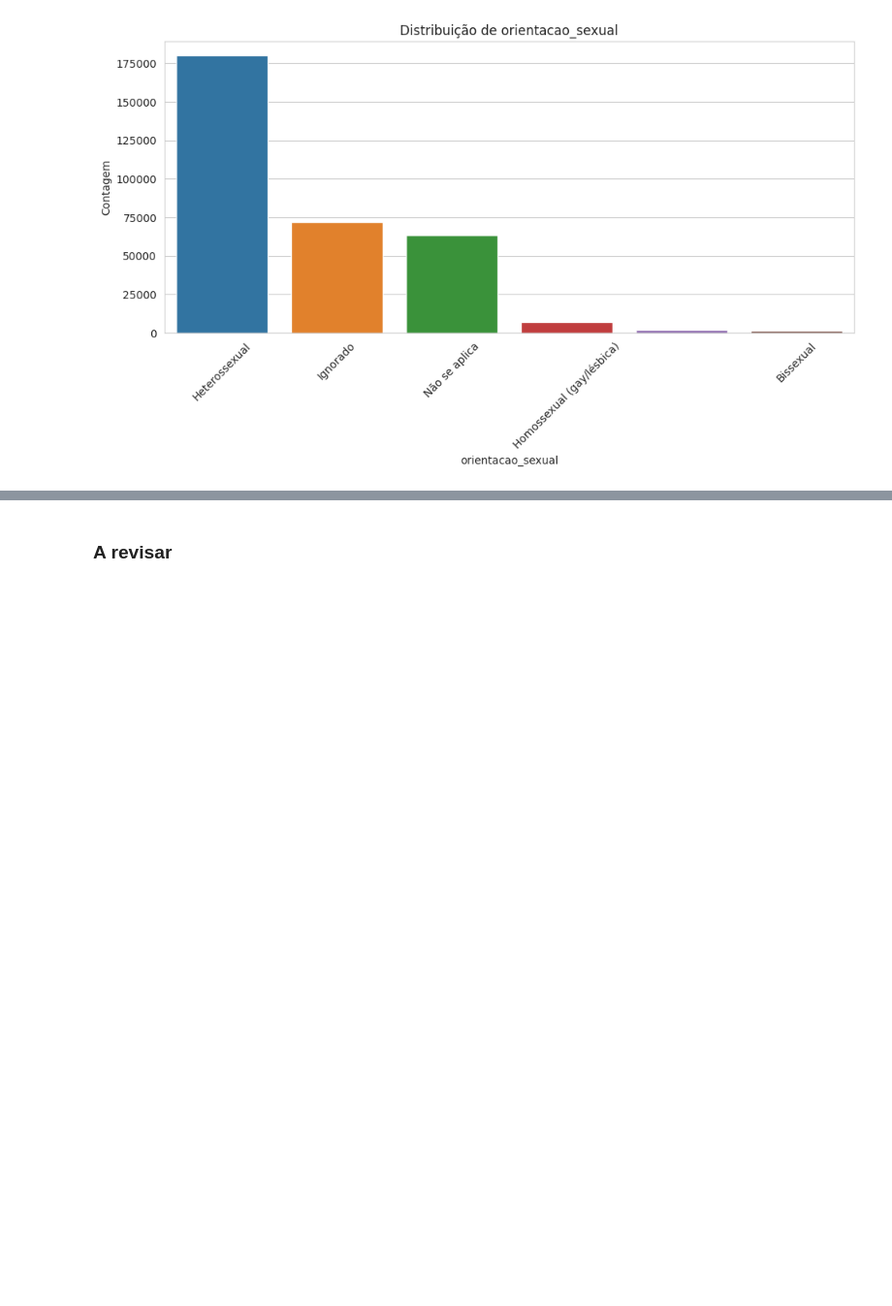
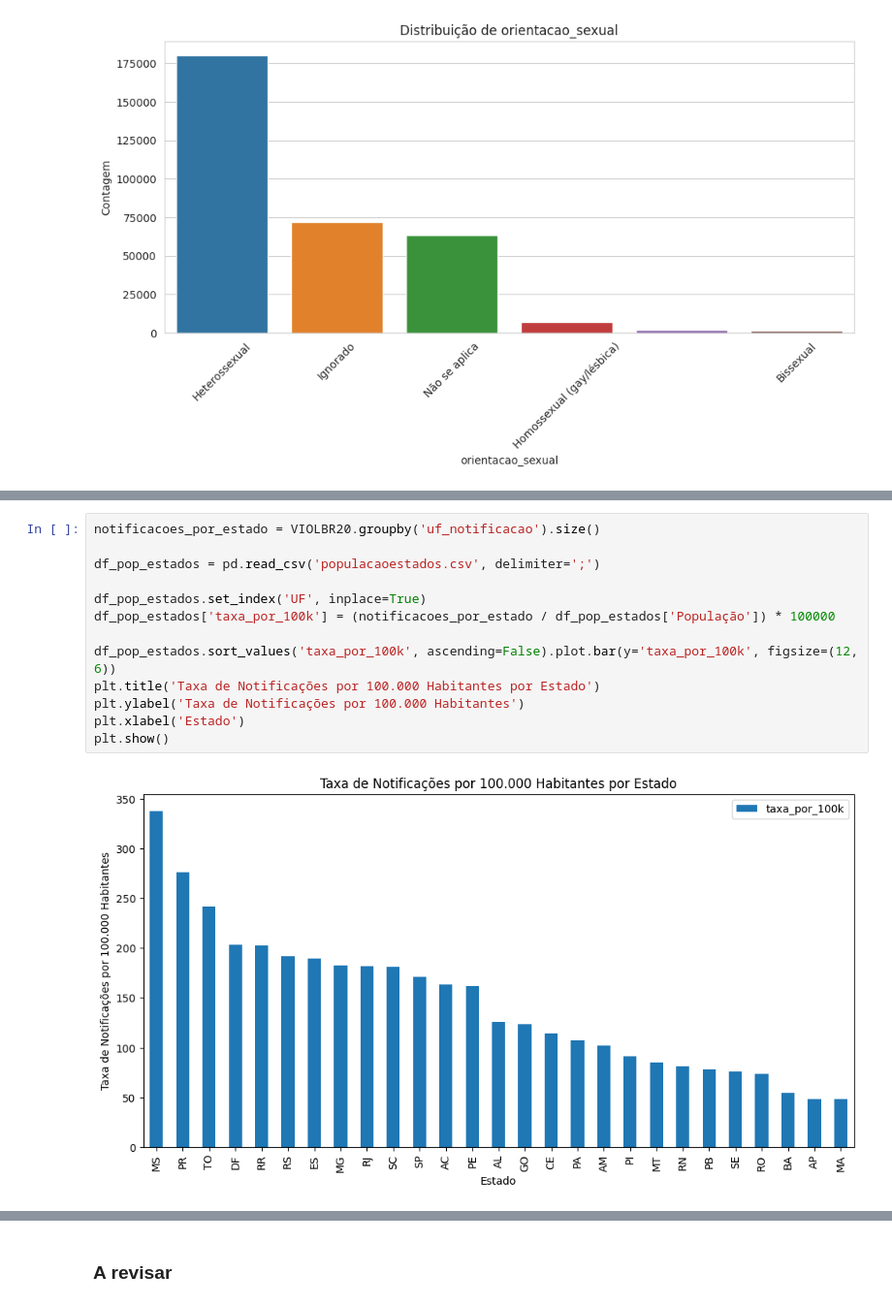
Before and after one commit to kvgs/SINAN, a Jupyter notebook: viol20_sinan.ipynb, the cells around one changed output, grey strips where cells are left out. Shown at 97% size. Saved outputs shown, nothing was run; the diff lists cells and outputs as text; blank space fills up the shorter version.

```diff
--- a/viol20_sinan.ipynb
+++ b/viol20_sinan.ipynb
@@ -782 +805,16 @@ for coluna in colunas_visuais:
+# %%
+notificacoes_por_estado = VIOLBR20.groupby('uf_notificacao').size()
+
+df_pop_estados = pd.read_csv('populacaoestados.csv', delimiter=';')
+
+df_pop_estados.set_index('UF', inplace=True)
+df_pop_estados['taxa_por_100k'] = (notificacoes_por_estado / df_pop_estados['População']) * 100000
+
+df_pop_estados.sort_values('taxa_por_100k', ascending=False).plot.bar(y='taxa_por_100k', figsize=(12, 6))
+plt.title('Taxa de Notificações por 100.000 Habitantes por Estado')
+plt.ylabel('Taxa de Notificações por 100.000 Habitantes')
+plt.xlabel('Estado')
+plt.show()
+# %% [output]
+[figure, added]
 # %%
```
Also changed, not shown: parts of 13 cells of this notebook.
